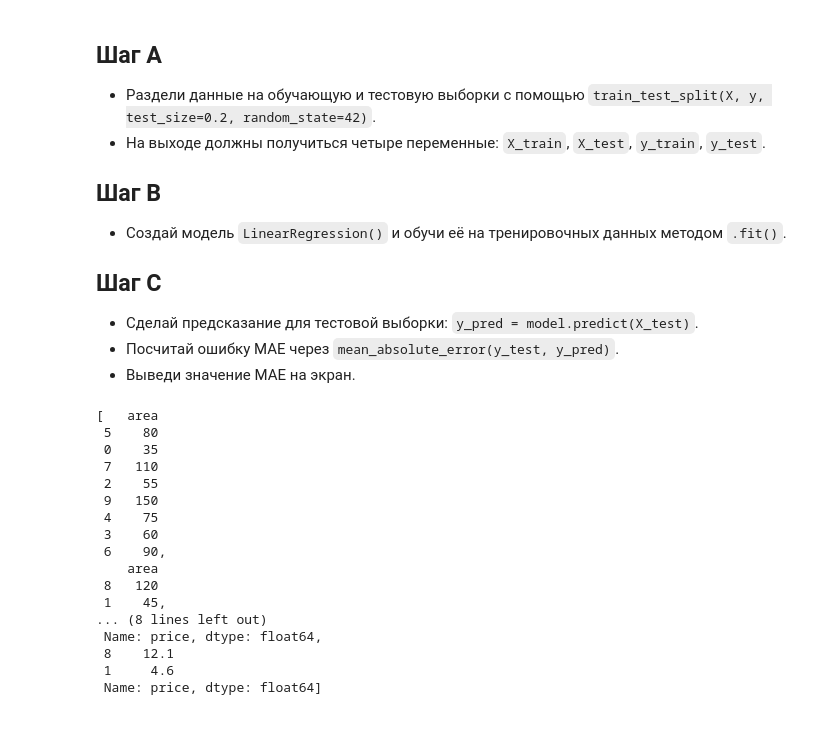
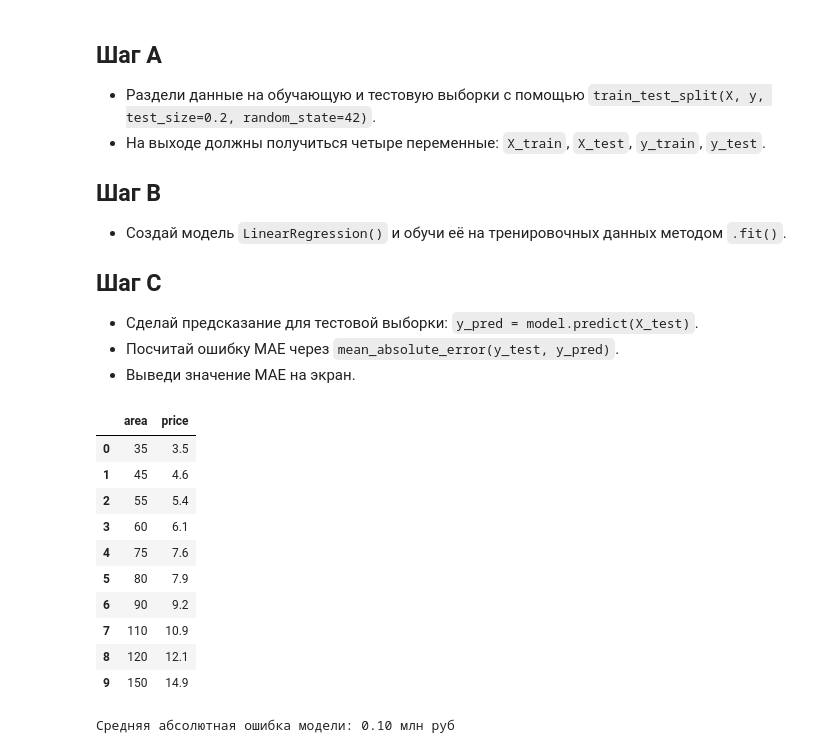
Before and after one commit to DgtrDN/DS_Gemini, a Jupyter notebook: lesson_1.ipynb, the cells around one changed output. Drawn from its saved outputs; the diff is of its cells as text; code cells hidden in the pictures; blank space fills up the shorter version.

```diff
--- a/lesson_1.ipynb
+++ b/lesson_1.ipynb
@@ -485,23 +485,26 @@ y = df_housing['price']
 - Сделай предсказание для тестовой выборки: `y_pred = model.predict(X_test)`.
 - Посчитай ошибку MAE через `mean_absolute_error(y_test, y_pred)`.
 - Выведи значение MAE на экран.
+# %%
+df_housing
+# %% [output]
+|  | area | price |
+| 0 | 35 | 3.5 |
+| 1 | 45 | 4.6 |
+| 2 | 55 | 5.4 |
+| 3 | 60 | 6.1 |
+| 4 | 75 | 7.6 |
+| 5 | 80 | 7.9 |
+| 6 | 90 | 9.2 |
+| 7 | 110 | 10.9 |
+| 8 | 120 | 12.1 |
+| 9 | 150 | 14.9 |
 # %%
-train_test_split(X, y, test_size=0.2, random_state=42)
+X_train, X_test, y_train, y_test = train_test_split(X, y, test_size=0.2, random_state=42)
+model = LinearRegression()
+model.fit(X_train, y_train)
+y_pred = model.predict(X_test)
+mae = mean_absolute_error(y_test, y_pred)
+print(f"Средняя абсолютная ошибка модели: {mae:.2f} млн руб")
 # %% [output]
-[   area
- 5    80
- 0    35
- 7   110
- 2    55
- 9   150
- 4    75
- 3    60
- 6    90,
-    area
- 8   120
- 1    45,
-... (8 lines left out)
- Name: price, dtype: float64,
- 8    12.1
- 1     4.6
- Name: price, dtype: float64]
+Средняя абсолютная ошибка модели: 0.10 млн руб
```
Also changed, not shown: parts of 4 cells of this notebook.
